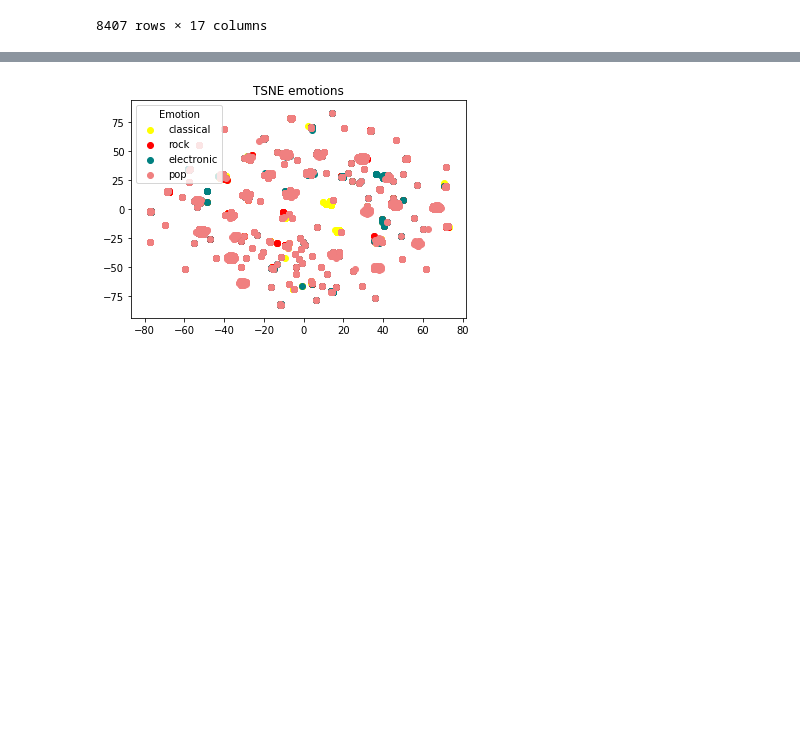
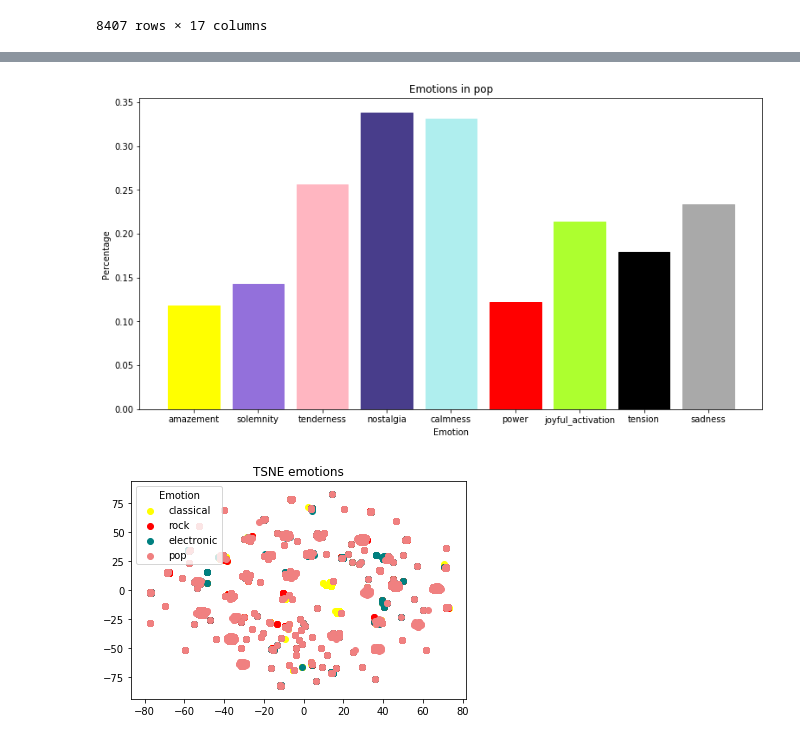
Before and after one commit to iurregog/MusicExploration, a Jupyter notebook: Emotify_exploration.ipynb, the cells around one changed output, grey strips where cells are left out. Drawn from its saved outputs; the diff is of its cells as text; code cells hidden in the pictures; blank space fills up the shorter version.

```diff
--- a/Emotify_exploration.ipynb
+++ b/Emotify_exploration.ipynb
@@ -50,3 +93,28 @@ target = data[:,1]
+# %%
+def plot_bar_emotions(genre):
+    fig = plt.figure()
+    ax = fig.add_axes([0,0,1,1])
+    langs = ["amazement", "solemnity", "tenderness", "nostalgia", "calmness", "power", "joyful_activation", "tension", "sadness"]
+    fig.set_size_inches(10, 5, forward=True)
+    students = summarize_emotions[genre,:-1]/summarize_emotions[genre,-1]
+    gen = ['classical','rock','electronic','pop']
+    plt.title('Emotions in '+gen[genre])
+    plt.xlabel('Emotion')
+    plt.ylabel('Percentage')
+    barlist = ax.bar(langs,students)
+    barlist[0].set_color('yellow')
+    barlist[1].set_color('mediumpurple')
+    barlist[2].set_color('lightpink')
+    barlist[3].set_color('darkslateblue')
+    barlist[4].set_color('PaleTurquoise')
+    barlist[5].set_color('red')
+    barlist[6].set_color('greenyellow')
+    barlist[7].set_color('black')
+    barlist[8].set_color('darkgrey')
+    plt.show()
+plot_bar_emotions(3)
+# %% [output]
+[figure, added]
 # %%
 Xe= manifold.TSNE( metric='euclidean', method='barnes_hut').fit_transform(X_emotions)
 fig,ax=plt.subplots()
```
Also changed, not shown: parts of 4 cells of this notebook.
